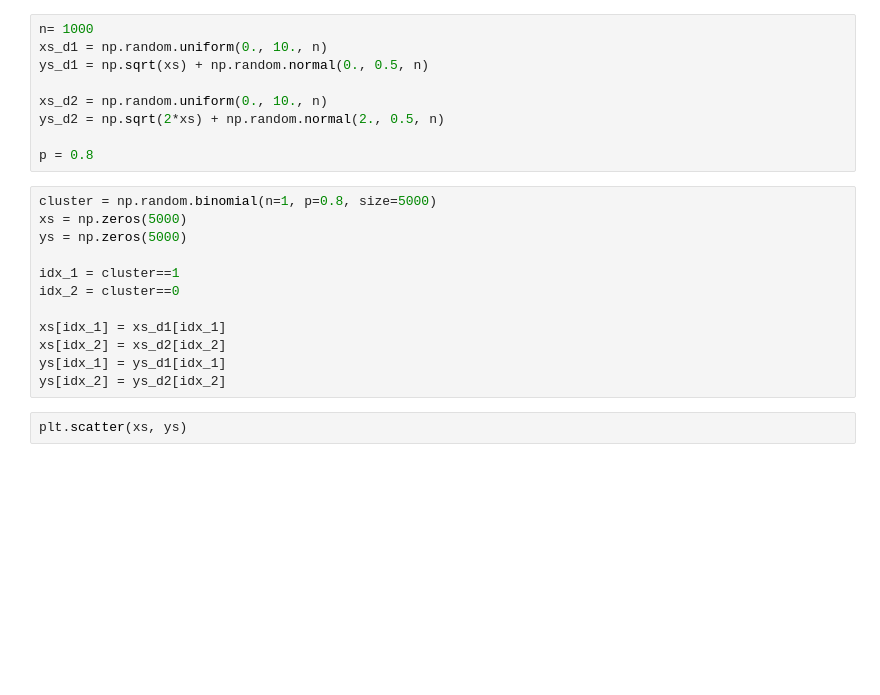
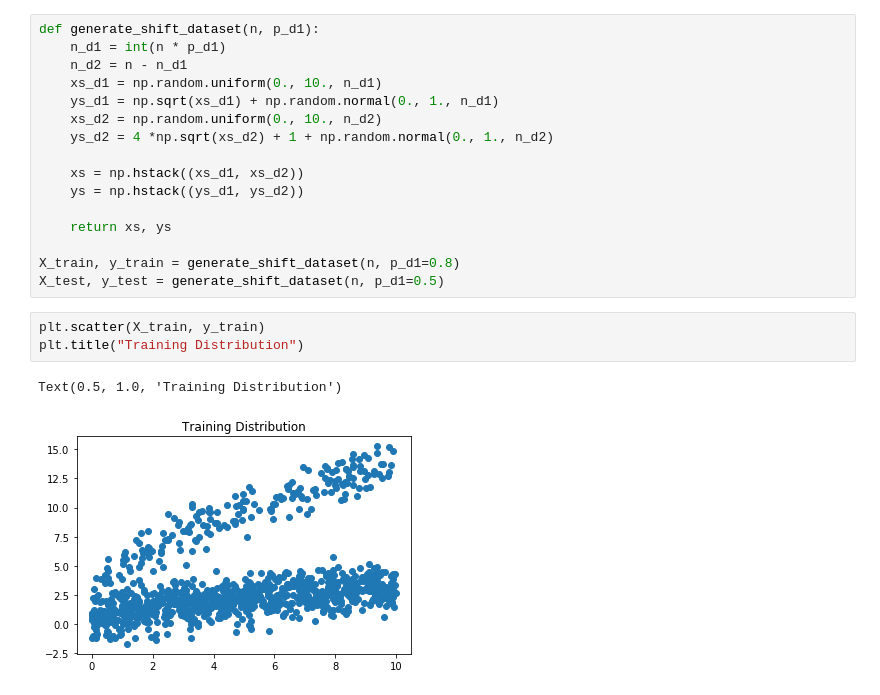
Before and after one commit to roshni714/ru_regression, a Jupyter notebook: distribution-shift-synthetic.ipynb, the cells around one changed output. Drawn from its saved outputs; the diff is of its cells as text; blank space fills up the shorter version.

```diff
--- a/distribution-shift-synthetic.ipynb
+++ b/distribution-shift-synthetic.ipynb
@@ -6,23 +4,22 @@ ModuleNotFoundError: No module named 'matplotlib'
 # %%
-n= 1000
-xs_d1 = np.random.uniform(0., 10., n)
-ys_d1 = np.sqrt(xs) + np.random.normal(0., 0.5, n)
+def generate_shift_dataset(n, p_d1):
+    n_d1 = int(n * p_d1)
+    n_d2 = n - n_d1
+    xs_d1 = np.random.uniform(0., 10., n_d1)
+    ys_d1 = np.sqrt(xs_d1) + np.random.normal(0., 1., n_d1)
+    xs_d2 = np.random.uniform(0., 10., n_d2)
+    ys_d2 = 4 *np.sqrt(xs_d2) + 1 + np.random.normal(0., 1., n_d2)
 
-xs_d2 = np.random.uniform(0., 10., n)
-ys_d2 = np.sqrt(2*xs) + np.random.normal(2., 0.5, n)
+    xs = np.hstack((xs_d1, xs_d2))
+    ys = np.hstack((ys_d1, ys_d2))
 
-p = 0.8
+    return xs, ys
+
+X_train, y_train = generate_shift_dataset(n, p_d1=0.8)
+X_test, y_test = generate_shift_dataset(n, p_d1=0.5)
-# %%
-cluster = np.random.binomial(n=1, p=0.8, size=5000)
-xs = np.zeros(5000)
-ys = np.zeros(5000)
-
-idx_1 = cluster==1
-idx_2 = cluster==0
-
-xs[idx_1] = xs_d1[idx_1]
-xs[idx_2] = xs_d2[idx_2]
-ys[idx_1] = ys_d1[idx_1]
-ys[idx_2] = ys_d2[idx_2]
-# %%
-plt.scatter(xs, ys)
+# %%
+plt.scatter(X_train, y_train)
+plt.title("Training Distribution")
+# %% [output]
+Text(0.5, 1.0, 'Training Distribution')
+[figure, added]
```
Also changed, not shown: parts of 2 cells of this notebook, 7 other files.
